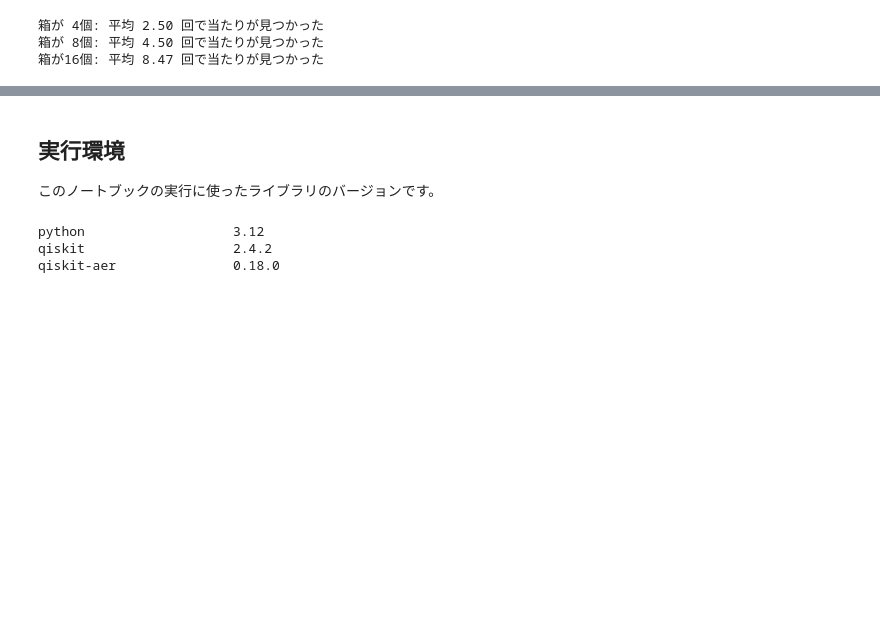
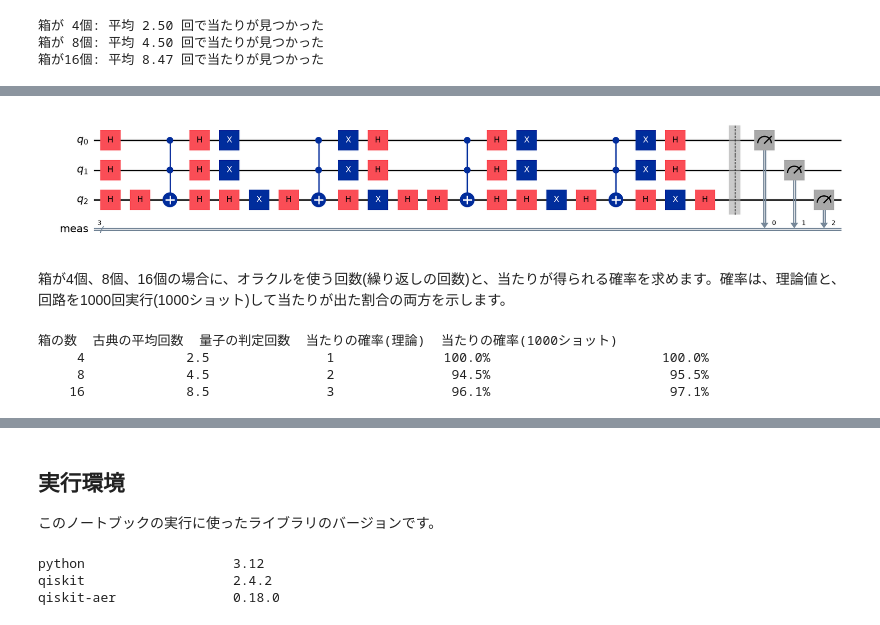
Before and after one commit to quantum-tokyo/quantum-learning-roadmap, a Jupyter notebook: src/ch03-strengths-and-limits.ipynb, the cells around one changed output, grey strips where cells are left out. Drawn from its saved outputs; the diff is of its cells as text; code cells hidden in the pictures; blank space fills up the shorter version.

```diff
--- a/src/ch03-strengths-and-limits.ipynb
+++ b/src/ch03-strengths-and-limits.ipynb
@@ -572,0 +49,61 @@ for n in (2, 3, 4, 8, 10):
+# %%
+import math
+
+from qiskit import QuantumCircuit
+from qiskit.circuit.library import grover_operator
+from qiskit.primitives import StatevectorSampler
+from qiskit.quantum_info import Statevector
+
+
+def make_oracle(n):
+    """n量子ビットのオラクル。当たりの箱 |11...1> を判定する。"""
+    qc = QuantumCircuit(n, name="oracle")
+    qc.h(n - 1)
+    qc.mcx(list(range(n - 1)), n - 1)
+    qc.h(n - 1)
+    return qc
+
+
+def make_grover(n, iterations, measure=True):
+    """n量子ビット(箱は 2**n 個)の Grover の回路。オラクルと拡散操作の組を iterations 回繰り返す。"""
+    step = grover_operator(make_oracle(n))  # オラクルと拡散操作の組(Qiskit が用意したもの)
+    qc = QuantumCircuit(n)
+    qc.h(range(n))  # すべての箱の重ね合わせから始める
+    for _ in range(iterations):
+        qc.compose(step, inplace=True)
+    if measure:
+        qc.measure_all()
+    return qc
+
+
+def optimal_iterations(n):
+    """当たりの確率が最大になる繰り返しの回数(箱は 2**n 個)。"""
+    return round(math.pi / 4 * math.sqrt(2**n) - 0.5)
+
+
+def success_probability(n, iterations):
+    """当たりが得られる確率の理論値(状態ベクトルから計算する)。"""
+    return Statevector(make_grover(n, iterations, measure=False)).probabilities_dict().get("1" * n, 0.0)
+# %%
+qc_grover = make_grover(3, optimal_iterations(3))
+qc_grover.draw('mpl')
+# %% [output]
+[figure, added]
+# %% [markdown]
+箱が4個、8個、16個の場合に、オラクルを使う回数(繰り返しの回数)と、当たりが得られる確率を求めます。確率は、理論値と、回路を1000回実行(1000ショット)して当たりが出た割合の両方を示します。
+# %%
+SHOTS = 1000
+sampler = StatevectorSampler(seed=12345)
+
+print("箱の数  古典の平均回数  量子の判定回数  当たりの確率(理論)  当たりの確率(1000ショット)")
+for n in (2, 3, 4):
+    N = 2**n
+    k = optimal_iterations(n)
+    counts = sampler.run([make_grover(n, k)], shots=SHOTS).result()[0].data.meas.get_counts()
+    measured = counts.get("1" * n, 0) / SHOTS
+    print(f"{N:>6} {(N + 1) / 2:>15.1f} {k:>15} {success_probability(n, k):>19.1%} {measured:>27.1%}")
+# %% [output]
+箱の数  古典の平均回数  量子の判定回数  当たりの確率(理論)  当たりの確率(1000ショット)
+     4             2.5               1              100.0%                      100.0%
+     8             4.5               2               94.5%                       95.5%
+    16             8.5               3               96.1%                       97.1%
```
Also changed, not shown: parts of 58 cells of this notebook, 6 other files.
